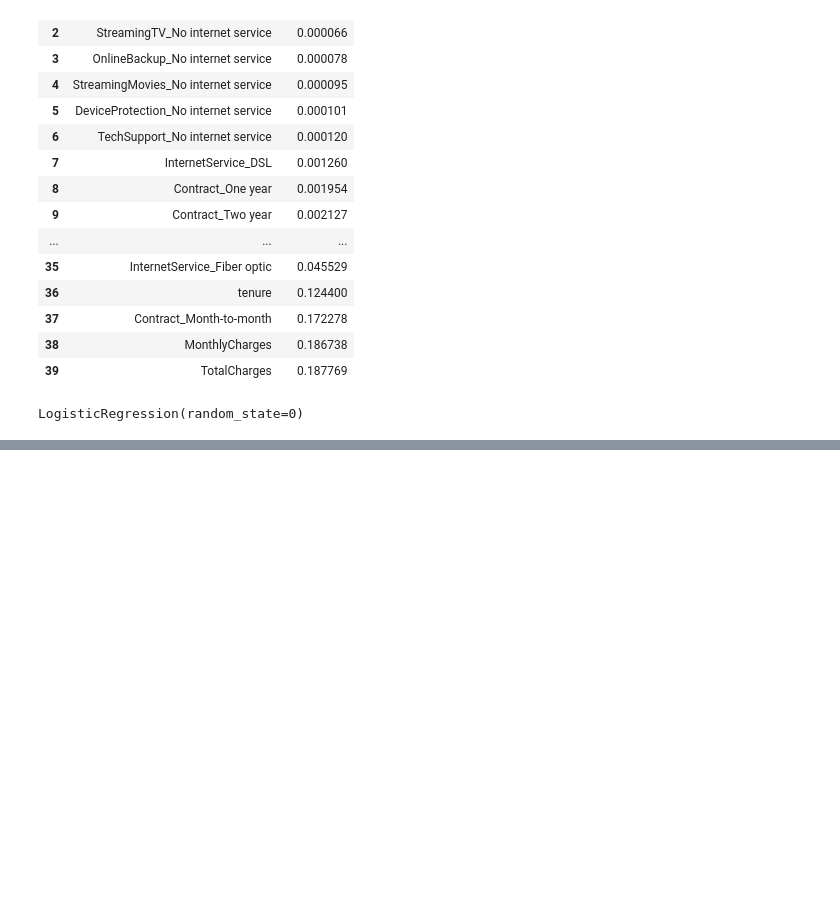
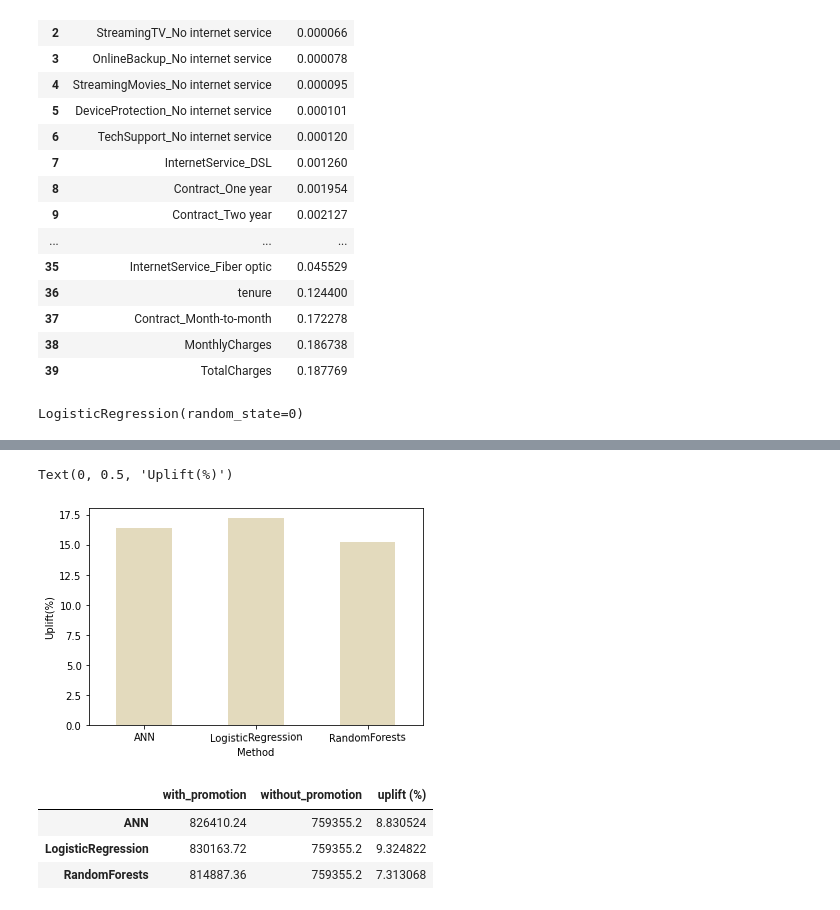
Before and after one commit to FarhadZafari/customer-churn-analysis, a Jupyter notebook: customer-churn-analysis.ipynb, the cells around one changed output, grey strips where cells are left out. Drawn from its saved outputs; the diff is of its cells as text; code cells hidden in the pictures; blank space fills up the shorter version.

```diff
--- a/customer-churn-analysis.ipynb
+++ b/customer-churn-analysis.ipynb
@@ -345,2 +344,12 @@ revenue_df
 | LogisticRegression | 74190.08 | 63279.6 | 17.241702 |
 | RandomForests | 72915.38 | 63279.6 | 15.227309 |
+# %%
+# Visualise uplifts
+revenue_df.iloc[:,2].plot(
+    kind = 'bar',
+    rot = 1, color ='#e3dabd' )
+plt.xlabel("Method")
+plt.ylabel("Uplift(%)")
+# %% [output]
+Text(0, 0.5, 'Uplift(%)')
+[figure, added]
@@ -346,0 +387,7 @@ revenue_df
+# %%
+revenue_df
+# %% [output]
+|  | with_promotion | without_promotion | uplift (%) |
+| ANN | 826410.24 | 759355.2 | 8.830524 |
+| LogisticRegression | 830163.72 | 759355.2 | 9.324822 |
+| RandomForests | 814887.36 | 759355.2 | 7.313068 |
```
Also changed, not shown: parts of 9 cells of this notebook, 1 other file.
